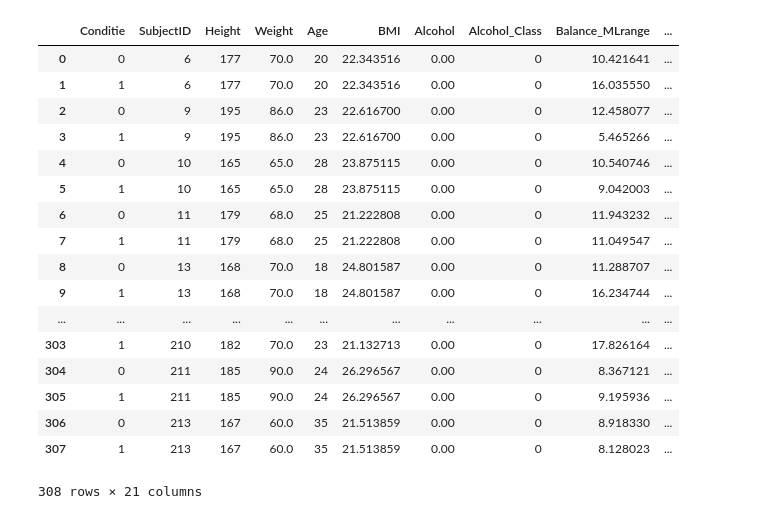
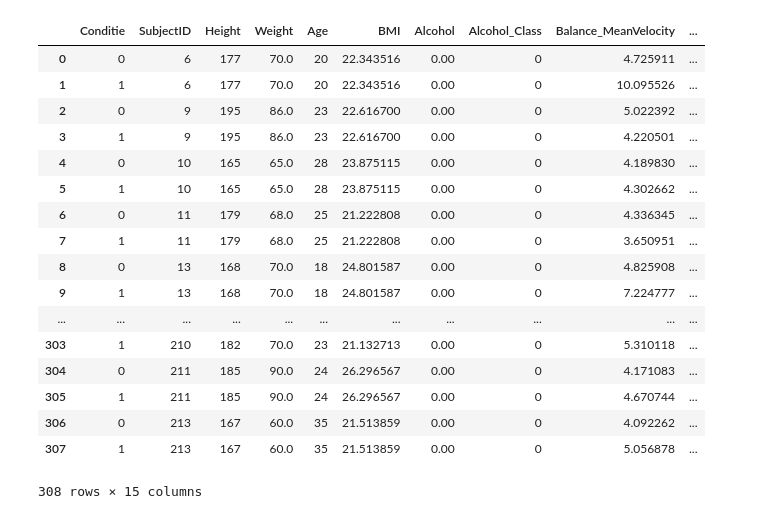
Before and after one commit to VivienvV/fallrisk, a Jupyter notebook: Machine_learning/Logistic_regression.ipynb, the cells around one changed output. Drawn from its saved outputs; the diff is of its cells as text; code cells hidden in the pictures.

```diff
--- a/Machine_learning/Logistic_regression.ipynb
+++ b/Machine_learning/Logistic_regression.ipynb
@@ -1,47 +1,47 @@
 # %%
 import pandas as pd
 import numpy as np
 import matplotlib.pyplot as plt
 from sklearn import tree
 from sklearn.tree import DecisionTreeClassifier
 from sklearn.metrics import classification_report, confusion_matrix, precision_recall_fscore_support, accuracy_score
 from sklearn.linear_model import LogisticRegression
 from sklearn import datasets
 from sklearn.metrics import accuracy_score
 from sklearn.metrics import classification_report
 from sklearn.model_selection import train_test_split
 from scipy.io import loadmat
 import itertools
 from sklearn import metrics
 from sklearn.naive_bayes import GaussianNB
 from sklearn.neighbors import KNeighborsRegressor
 from sklearn.neighbors import KNeighborsClassifier
 from sklearn.metrics import confusion_matrix, accuracy_score
 from sklearn.model_selection import cross_val_score
 from sklearn import tree
 from sklearn.neural_network import MLPClassifier
 np.set_printoptions(threshold=np.nan)
 
-pdata = pd.read_csv("../Data/preprocessed_alcohol_balance_perperson.csv")
+pdata = pd.read_csv("../Data/preprocessed_final.csv")
 # pdata = pdata.drop(["Unnamed: 0"], axis=1)
 pdata['Conditie'] = pdata['Conditie'].map({'norm': 0,  'bril': 1})
 pdata
 # %% [output]
-|  | Conditie | SubjectID | Height | Weight | Age | BMI | Alcohol | Alcohol_Class | Balance_MLrange | ... |
-| 0 | 0 | 6 | 177 | 70.0 | 20 | 22.343516 | 0.00 | 0 | 10.421641 | ... |
-| 1 | 1 | 6 | 177 | 70.0 | 20 | 22.343516 | 0.00 | 0 | 16.035550 | ... |
-| 2 | 0 | 9 | 195 | 86.0 | 23 | 22.616700 | 0.00 | 0 | 12.458077 | ... |
-| 3 | 1 | 9 | 195 | 86.0 | 23 | 22.616700 | 0.00 | 0 | 5.465266 | ... |
-| 4 | 0 | 10 | 165 | 65.0 | 28 | 23.875115 | 0.00 | 0 | 10.540746 | ... |
-| 5 | 1 | 10 | 165 | 65.0 | 28 | 23.875115 | 0.00 | 0 | 9.042003 | ... |
-| 6 | 0 | 11 | 179 | 68.0 | 25 | 21.222808 | 0.00 | 0 | 11.943232 | ... |
-| 7 | 1 | 11 | 179 | 68.0 | 25 | 21.222808 | 0.00 | 0 | 11.049547 | ... |
-| 8 | 0 | 13 | 168 | 70.0 | 18 | 24.801587 | 0.00 | 0 | 11.288707 | ... |
-| 9 | 1 | 13 | 168 | 70.0 | 18 | 24.801587 | 0.00 | 0 | 16.234744 | ... |
+|  | Conditie | SubjectID | Height | Weight | Age | BMI | Alcohol | Alcohol_Class | Balance_MeanVelocity | ... |
+| 0 | 0 | 6 | 177 | 70.0 | 20 | 22.343516 | 0.00 | 0 | 4.725911 | ... |
+| 1 | 1 | 6 | 177 | 70.0 | 20 | 22.343516 | 0.00 | 0 | 10.095526 | ... |
+| 2 | 0 | 9 | 195 | 86.0 | 23 | 22.616700 | 0.00 | 0 | 5.022392 | ... |
+| 3 | 1 | 9 | 195 | 86.0 | 23 | 22.616700 | 0.00 | 0 | 4.220501 | ... |
+| 4 | 0 | 10 | 165 | 65.0 | 28 | 23.875115 | 0.00 | 0 | 4.189830 | ... |
+| 5 | 1 | 10 | 165 | 65.0 | 28 | 23.875115 | 0.00 | 0 | 4.302662 | ... |
+| 6 | 0 | 11 | 179 | 68.0 | 25 | 21.222808 | 0.00 | 0 | 4.336345 | ... |
+| 7 | 1 | 11 | 179 | 68.0 | 25 | 21.222808 | 0.00 | 0 | 3.650951 | ... |
+| 8 | 0 | 13 | 168 | 70.0 | 18 | 24.801587 | 0.00 | 0 | 4.825908 | ... |
+| 9 | 1 | 13 | 168 | 70.0 | 18 | 24.801587 | 0.00 | 0 | 7.224777 | ... |
 | ... | ... | ... | ... | ... | ... | ... | ... | ... | ... | ... |
-| 303 | 1 | 210 | 182 | 70.0 | 23 | 21.132713 | 0.00 | 0 | 17.826164 | ... |
-| 304 | 0 | 211 | 185 | 90.0 | 24 | 26.296567 | 0.00 | 0 | 8.367121 | ... |
-| 305 | 1 | 211 | 185 | 90.0 | 24 | 26.296567 | 0.00 | 0 | 9.195936 | ... |
-| 306 | 0 | 213 | 167 | 60.0 | 35 | 21.513859 | 0.00 | 0 | 8.918330 | ... |
-| 307 | 1 | 213 | 167 | 60.0 | 35 | 21.513859 | 0.00 | 0 | 8.128023 | ... |
+| 303 | 1 | 210 | 182 | 70.0 | 23 | 21.132713 | 0.00 | 0 | 5.310118 | ... |
+| 304 | 0 | 211 | 185 | 90.0 | 24 | 26.296567 | 0.00 | 0 | 4.171083 | ... |
+| 305 | 1 | 211 | 185 | 90.0 | 24 | 26.296567 | 0.00 | 0 | 4.670744 | ... |
+| 306 | 0 | 213 | 167 | 60.0 | 35 | 21.513859 | 0.00 | 0 | 4.092262 | ... |
+| 307 | 1 | 213 | 167 | 60.0 | 35 | 21.513859 | 0.00 | 0 | 5.056878 | ... |
-308 rows × 21 columns
+308 rows × 15 columns
```
Also changed, not shown: parts of 10 cells of this notebook, 14 other files.
